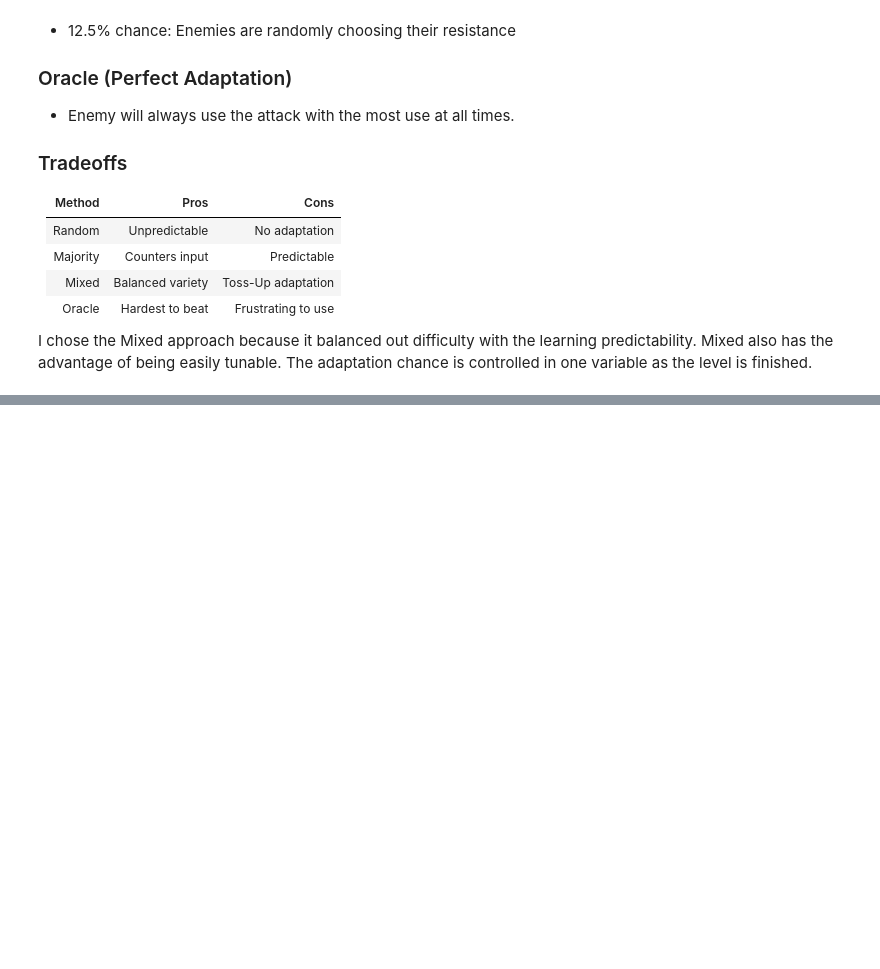
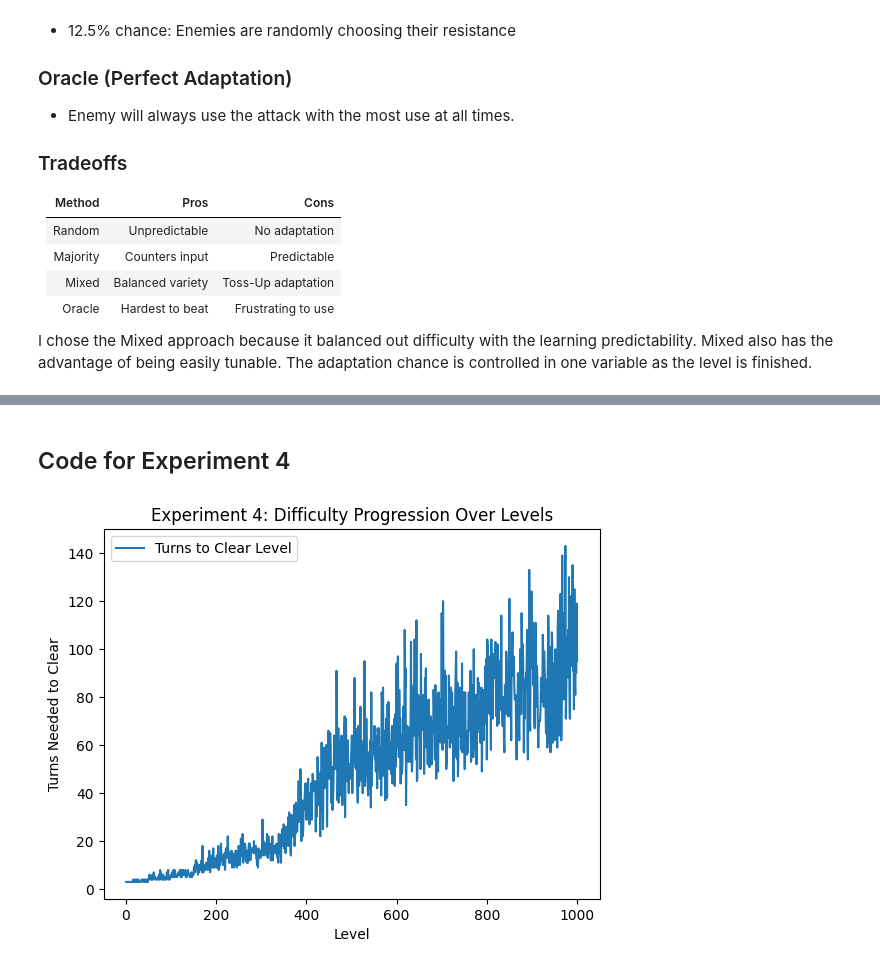
Before and after one commit to DavidJJ3715/hordeExplorer, a Jupyter notebook: final-project.ipynb, the cells around one changed output, grey strips where cells are left out. Cells and saved outputs as stored; diff of their text form; code cells hidden in the pictures; blank space fills up the shorter version.

```diff
--- a/final-project.ipynb
+++ b/final-project.ipynb
@@ -89,0 +236,47 @@ Results will be visualized using:
+# %% [markdown]
+## Code for Experiment 4
+# %%
+# Simulate clearing enemies as resistances rise
+enemy_base_count = 3
+difficulty = []
+
+enemy_resistances = {'physical': 0.0, 'magic': 0.0, 'elemental': 0.0}
+player_strategy = {'physical': 0.875, 'magic': 0.0625, 'elemental': 0.0625}
+
+for level in range(1, levels + 1):
+    enemies_remaining = enemy_base_count + level // 50  # Increase enemies over time
+    turns = 0
+
+    # Adapt resistances
+    if np.random.rand() < adapt_chance:
+        main_attack = max(player_strategy, key=player_strategy.get)
+        enemy_resistances[main_attack] += 0.05
+
+    # Cap resistances
+    for k in enemy_resistances:
+        enemy_resistances[k] = min(enemy_resistances[k], 0.875)
+
+    # Simulate battle
+    while enemies_remaining > 0:
+        # Effective damage is lowered by resistance
+        effective_damage = sum([
+            player_strategy[k] * (1 - enemy_resistances[k])
+            for k in player_strategy
+        ])
+
+        if np.random.rand() < effective_damage:
+            enemies_remaining -= 1
+
+        turns += 1
+
+    difficulty.append(turns)
+
+# Plotting difficulty curve
+plt.plot(range(1, levels + 1), difficulty, label='Turns to Clear Level')
+plt.title('Experiment 4: Difficulty Progression Over Levels')
+plt.xlabel('Level')
+plt.ylabel('Turns Needed to Clear')
+plt.legend()
+plt.show()
+# %% [output]
+[figure, added]
```
Also changed, not shown: parts of 10 cells of this notebook.
